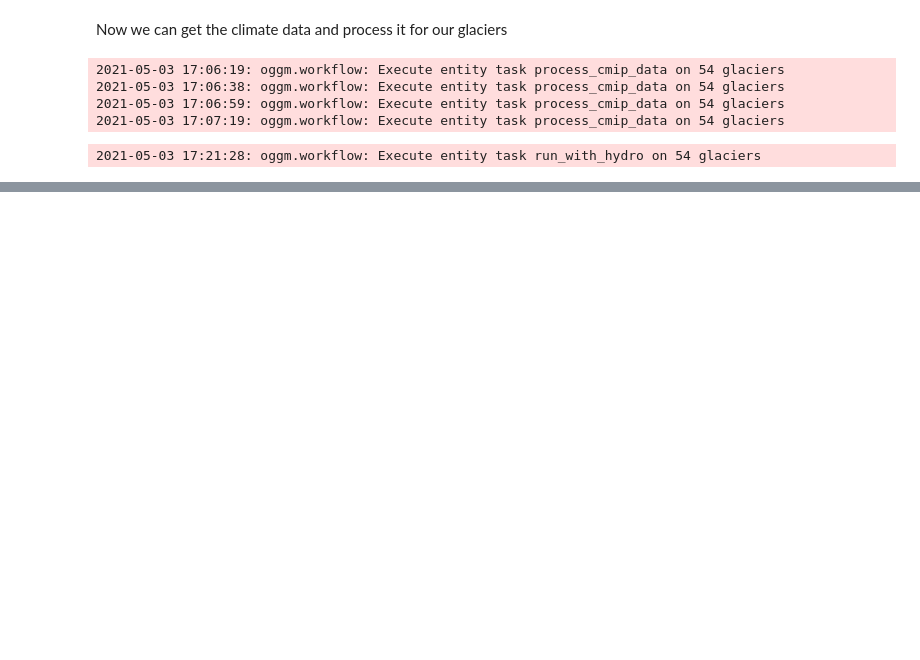
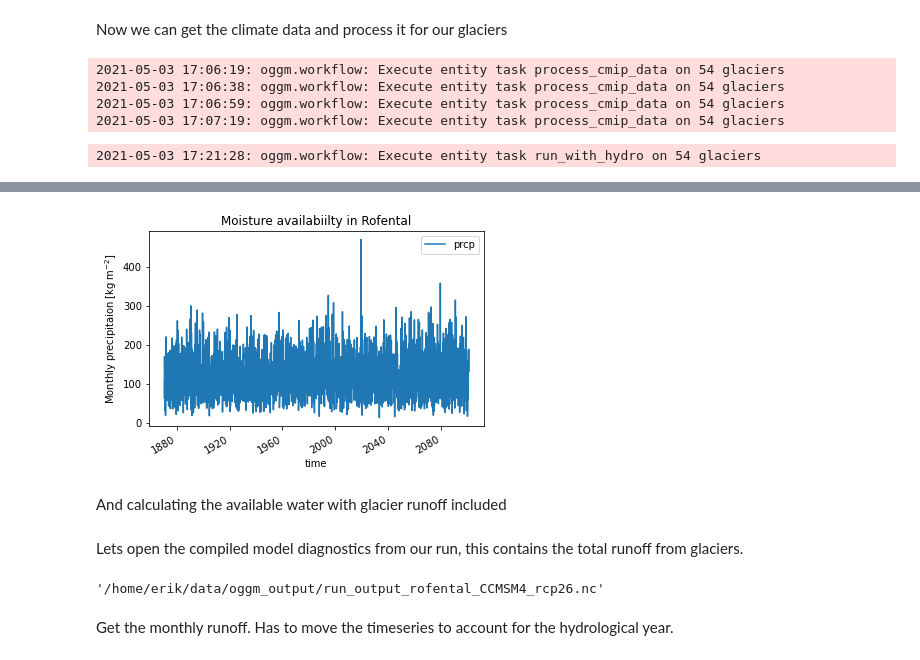
Before and after one commit to Holmgren825/msc_thesis, a Jupyter notebook: notebooks/glaciated_basin_analysis.ipynb, the cells around one changed output, grey strips where cells are left out. Drawn from its saved outputs; the diff is of its cells as text; code cells hidden in the pictures; blank space fills up the shorter version.

```diff
--- a/notebooks/glaciated_basin_analysis.ipynb
+++ b/notebooks/glaciated_basin_analysis.ipynb
@@ -166,0 +224,13 @@ plt.title('Annual runoff from glaciers in Rofental');
+# %%
+# We are now basically ready to calculate the precipitation with and without glaciers. I.e. p_tilde in Utlee and Coata. But start witht the
+# "normal" precipitation.
+prcp = clim_ds.prcp
+prcp = prcp.to_dataframe()
+# %%
+prcp.plot();
+plt.title('Moisture availabiilty in Rofental');
+plt.ylabel('Monthly precipitaion [kg m$^{-2}$]');
+# %% [output]
+[figure, added]
+# %% [markdown]
+And calculating the available water with glacier runoff included
@@ -166,0 +240,7 @@ plt.title('Annual runoff from glaciers in Rofental');
+# %% [markdown]
+Lets open the compiled model diagnostics from our run, this contains the total runoff from glaciers.
+# %%
+fpth = cfg.PATHS['working_dir'] + 'run_output_rofental_CCMSM4_rcp26.nc'
+fpth
+# %% [output]
+'/home/erik/data/oggm_output/run_output_rofental_CCMSM4_rcp26.nc'
@@ -166,0 +250,2 @@ plt.title('Annual runoff from glaciers in Rofental');
+# %% [markdown]
+Get the monthly runoff. Has to move the timeseries to account for the hydrological year.
```
Also changed, not shown: parts of 37 cells of this notebook.
